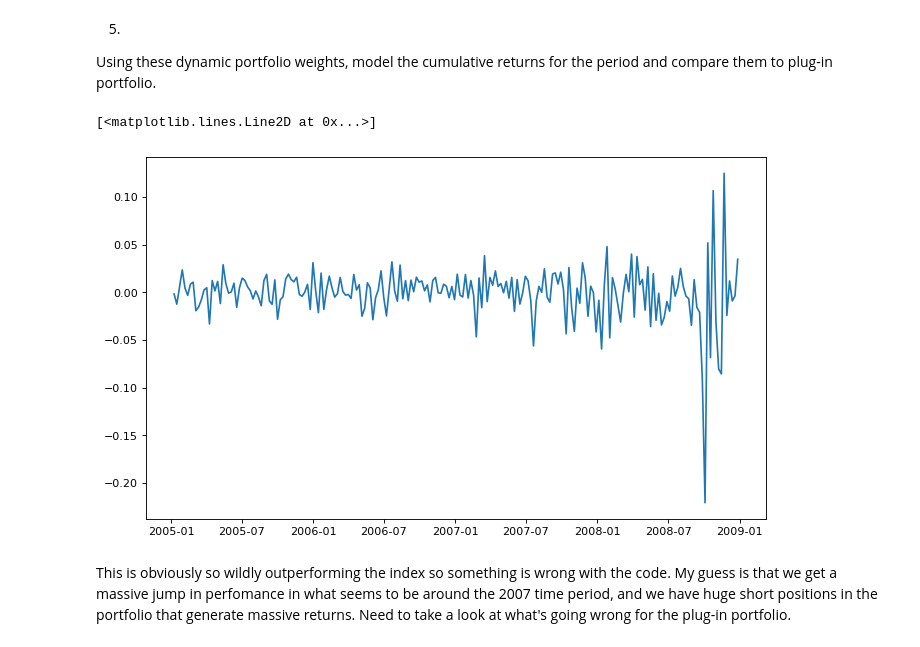
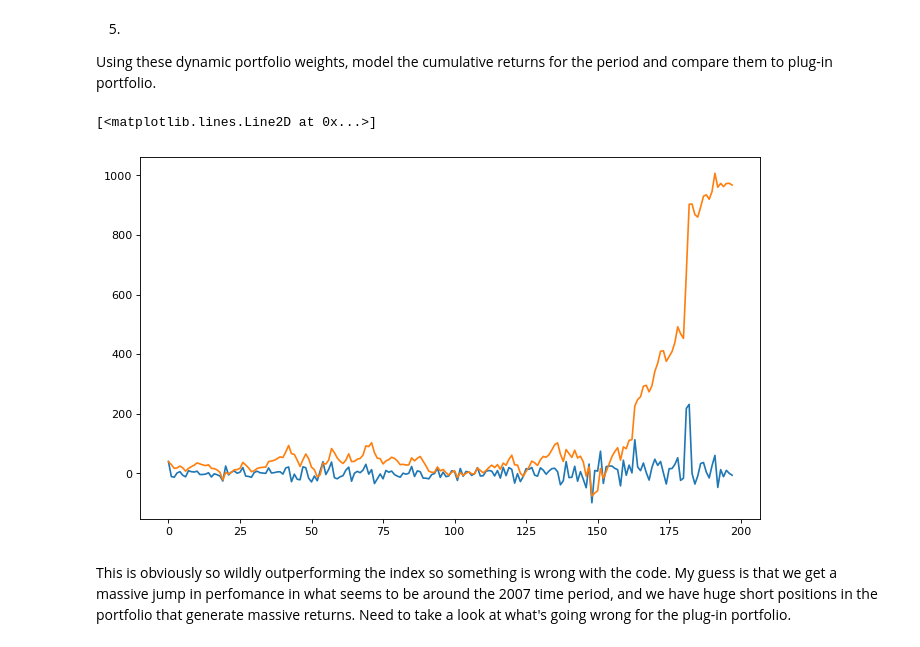
Before and after one commit to quinn-holl/FinancialStatistics, a Jupyter notebook: Team Project/Team_Project.ipynb, the cells around one changed output. Drawn from its saved outputs; the diff is of its cells as text; code cells hidden in the pictures.

Commit message:
Added Plug-in changes

```diff
--- a/Team Project/Team_Project.ipynb
+++ b/Team Project/Team_Project.ipynb
@@ -85,7 +85,7 @@ MSFT    -0.137880
 dtype: float64
 # %%
 #Now that we have our parameters, lets calculate mu_n and our residuals so that we may perform arch on them
-
+numAssets = 9
 muRange = np.arange(start=0,stop=len(logRet))
 mu = np.empty((len(logRet), numAssets))
 res = np.empty((len(logRet), numAssets))
@@ -231,17 +231,17 @@ for i in range(10, len(logRet)):   #algo unstable for low history, so we start a
 # %%
 plt.figure(figsize=(10,6), dpi = 80)
 
 cumulative = []
 cumsum = 0
 for i in plugInReturn:
     cumsum += i
     cumulative.append(cumsum)
 
-#plt.plot(plugInReturn)
-#plt.plot(cumulative)
-plt.plot(logRet['SPY'])
+plt.plot(plugInReturn)
+plt.plot(cumulative)
+#plt.plot(logRet['SPY'])
 # %% [output]
 [<matplotlib.lines.Line2D at 0x...>]
-[figure, old version]
+[figure, new version]
 # %% [markdown]
 This is obviously so wildly outperforming the index so something is wrong with the code. My guess is that we get a massive jump in perfomance in what seems to be around the 2007 time period, and we have huge short positions in the portfolio that generate massive returns. Need to take a look at what's going wrong for the plug-in portfolio.
```
Also changed, not shown: parts of 4 cells of this notebook.
